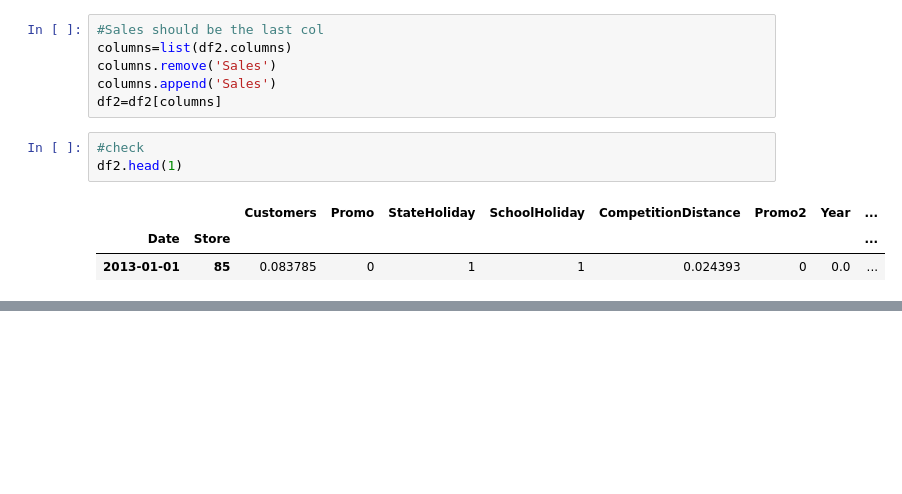
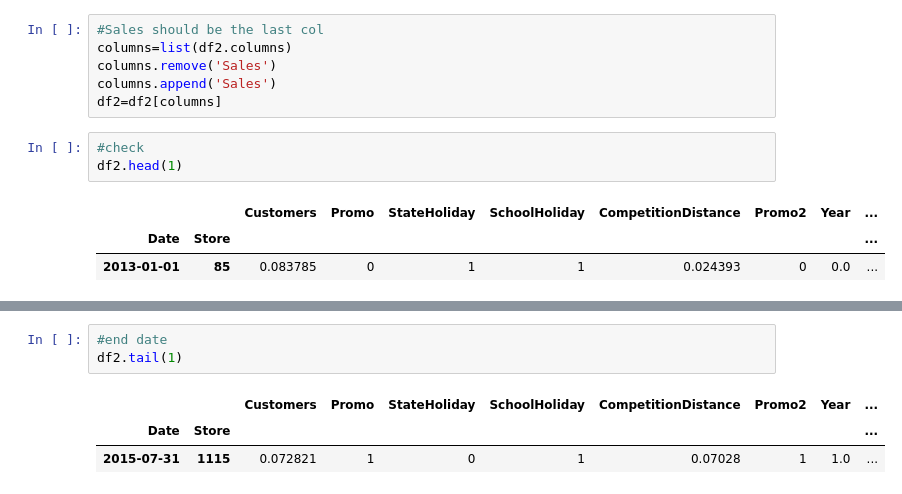
Before and after one commit to vithika-karan/Retail-Sales-Prediction, a Jupyter notebook: Rossmann_Sales_Prediction_Vithika_Karan.ipynb, the cells around one changed output, grey strips where cells are left out. Drawn from its saved outputs; the diff is of its cells as text; blank space fills up the shorter version.

```diff
--- a/Rossmann_Sales_Prediction_Vithika_Karan.ipynb
+++ b/Rossmann_Sales_Prediction_Vithika_Karan.ipynb
@@ -756,0 +776,7 @@ df2.head(1)
+# %%
+#end date
+df2.tail(1)
+# %% [output]
+|  |  | Customers | Promo | StateHoliday | SchoolHoliday | CompetitionDistance | Promo2 | Year | ... |
+| Date | Store |  |  |  |  |  |  |  | ... |
+| 2015-07-31 | 1115 | 0.072821 | 1 | 0 | 1 | 0.07028 | 1 | 1.0 | ... |
```
Also changed, not shown: parts of 15 cells of this notebook.
